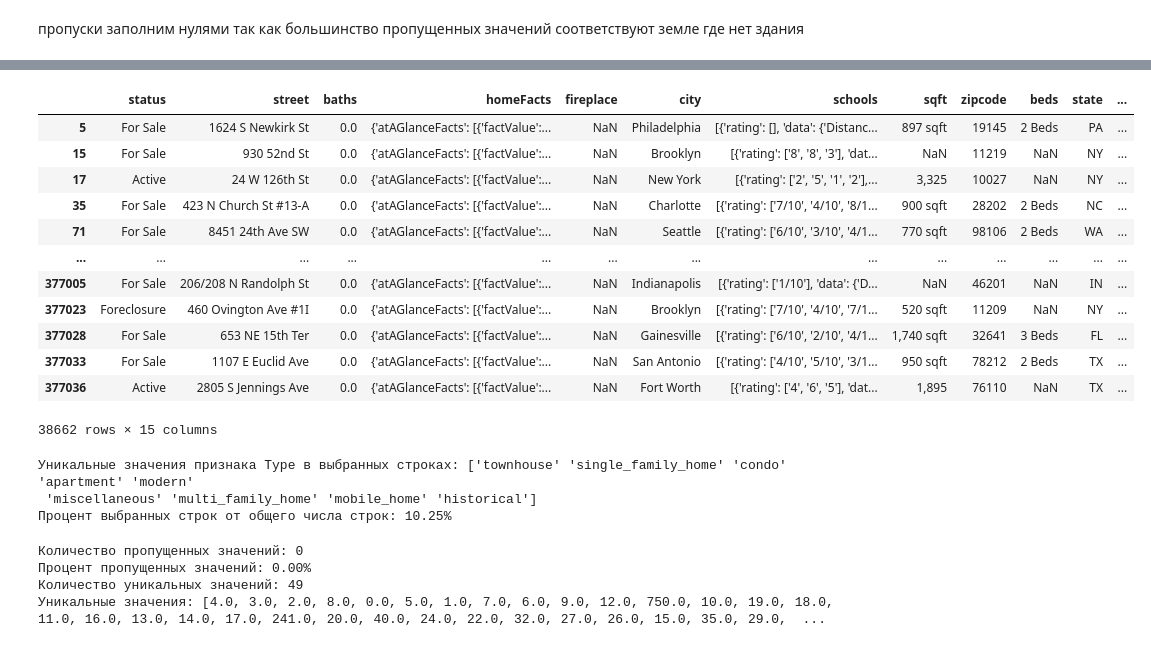
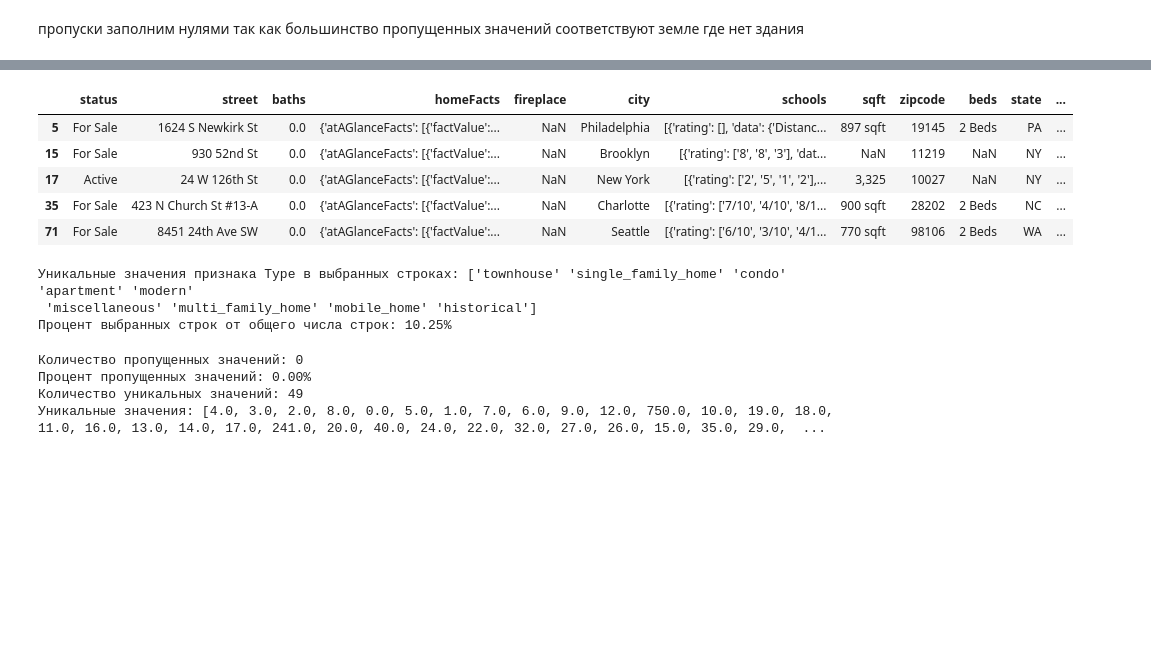
Before and after one commit to metalin37/Diploma-project-forecasting-the-cost-of-housing, a Jupyter notebook: 1_EDA.ipynb, the cells around one changed output, grey strips where cells are left out. Drawn from its saved outputs; the diff is of its cells as text; code cells hidden in the pictures; blank space fills up the shorter version.

```diff
--- a/1_EDA.ipynb
+++ b/1_EDA.ipynb
@@ -510,29 +496,22 @@ print(f"Процент выбранных строк от общего числ
 # %%
 selected_rows = df1[(df1['baths'] == 0) & ~(df1['Type'].isin(['other', 'land', 'ranch']))]
-display(selected_rows)
+display(selected_rows.head())
 # Находим уникальные значения признака status в выбранных строках
 unique_statuses = selected_rows['Type'].unique()
 # Выводим полученные строки и процент выбранных строк
 print(f"Уникальные значения признака Type в выбранных строках: {unique_statuses}")
 percent_selected = len(selected_rows) / len(df1) * 100
 print(f"Процент выбранных строк от общего числа строк: {percent_selected:.2f}%")
 # %% [output]
 |  | status | street | baths | homeFacts | fireplace | city | schools | sqft | zipcode | beds | state | ... |
 | 5 | For Sale | 1624 S Newkirk St | 0.0 | {'atAGlanceFacts': [{'factValue':... | NaN | Philadelphia | [{'rating': [], 'data': {'Distanc... | 897 sqft | 19145 | 2 Beds | PA | ... |
 | 15 | For Sale | 930 52nd St | 0.0 | {'atAGlanceFacts': [{'factValue':... | NaN | Brooklyn | [{'rating': ['8', '8', '3'], 'dat... | NaN | 11219 | NaN | NY | ... |
 | 17 | Active | 24 W 126th St | 0.0 | {'atAGlanceFacts': [{'factValue':... | NaN | New York | [{'rating': ['2', '5', '1', '2'],... | 3,325 | 10027 | NaN | NY | ... |
 | 35 | For Sale | 423 N Church St #13-A | 0.0 | {'atAGlanceFacts': [{'factValue':... | NaN | Charlotte | [{'rating': ['7/10', '4/10', '8/1... | 900 sqft | 28202 | 2 Beds | NC | ... |
 | 71 | For Sale | 8451 24th Ave SW | 0.0 | {'atAGlanceFacts': [{'factValue':... | NaN | Seattle | [{'rating': ['6/10', '3/10', '4/1... | 770 sqft | 98106 | 2 Beds | WA | ... |
-| ... | ... | ... | ... | ... | ... | ... | ... | ... | ... | ... | ... | ... |
-| 377005 | For Sale | 206/208 N Randolph St | 0.0 | {'atAGlanceFacts': [{'factValue':... | NaN | Indianapolis | [{'rating': ['1/10'], 'data': {'D... | NaN | 46201 | NaN | IN | ... |
-| 377023 | Foreclosure | 460 Ovington Ave #1I | 0.0 | {'atAGlanceFacts': [{'factValue':... | NaN | Brooklyn | [{'rating': ['7/10', '4/10', '7/1... | 520 sqft | 11209 | NaN | NY | ... |
-| 377028 | For Sale | 653 NE 15th Ter | 0.0 | {'atAGlanceFacts': [{'factValue':... | NaN | Gainesville | [{'rating': ['6/10', '2/10', '4/1... | 1,740 sqft | 32641 | 3 Beds | FL | ... |
-| 377033 | For Sale | 1107 E Euclid Ave | 0.0 | {'atAGlanceFacts': [{'factValue':... | NaN | San Antonio | [{'rating': ['4/10', '5/10', '3/1... | 950 sqft | 78212 | 2 Beds | TX | ... |
-| 377036 | Active | 2805 S Jennings Ave | 0.0 | {'atAGlanceFacts': [{'factValue':... | NaN | Fort Worth | [{'rating': ['4', '6', '5'], 'dat... | 1,895 | 76110 | NaN | TX | ... |
-38662 rows × 15 columns
+Уникальные значения признака Type в выбранных строках: ['townhouse' 'single_family_home' 'condo' 'apartment' 'modern'
+ 'miscellaneous' 'multi_family_home' 'mobile_home' 'historical']
+Процент выбранных строк от общего числа строк: 10.25%
-Уникальные значения признака Type в выбранных строках: ['townhouse' 'single_family_home' 'condo' 'apartment' 'modern'
- 'miscellaneous' 'multi_family_home' 'mobile_home' 'historical']
-Процент выбранных строк от общего числа строк: 10.25%
 # %%
 # выполним проверку
 missing_values_count = df1.baths.isna().sum()
```
Also changed, not shown: parts of 16 cells of this notebook, 1 other file.
